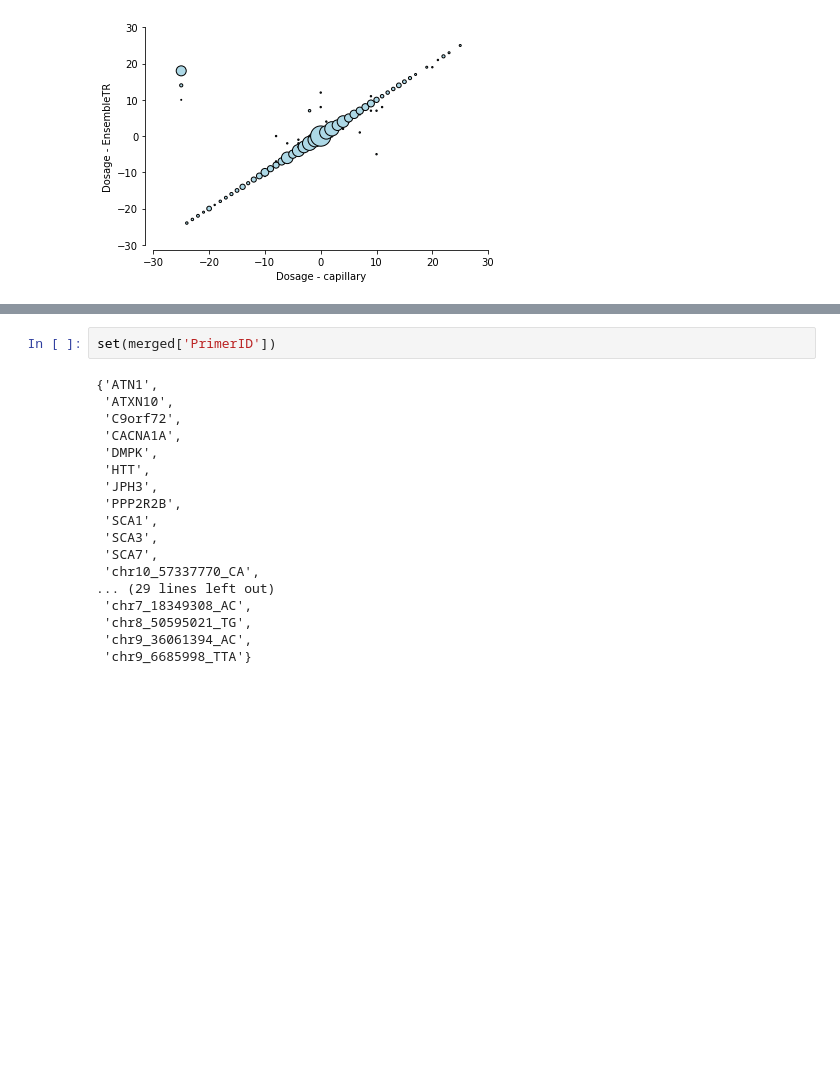
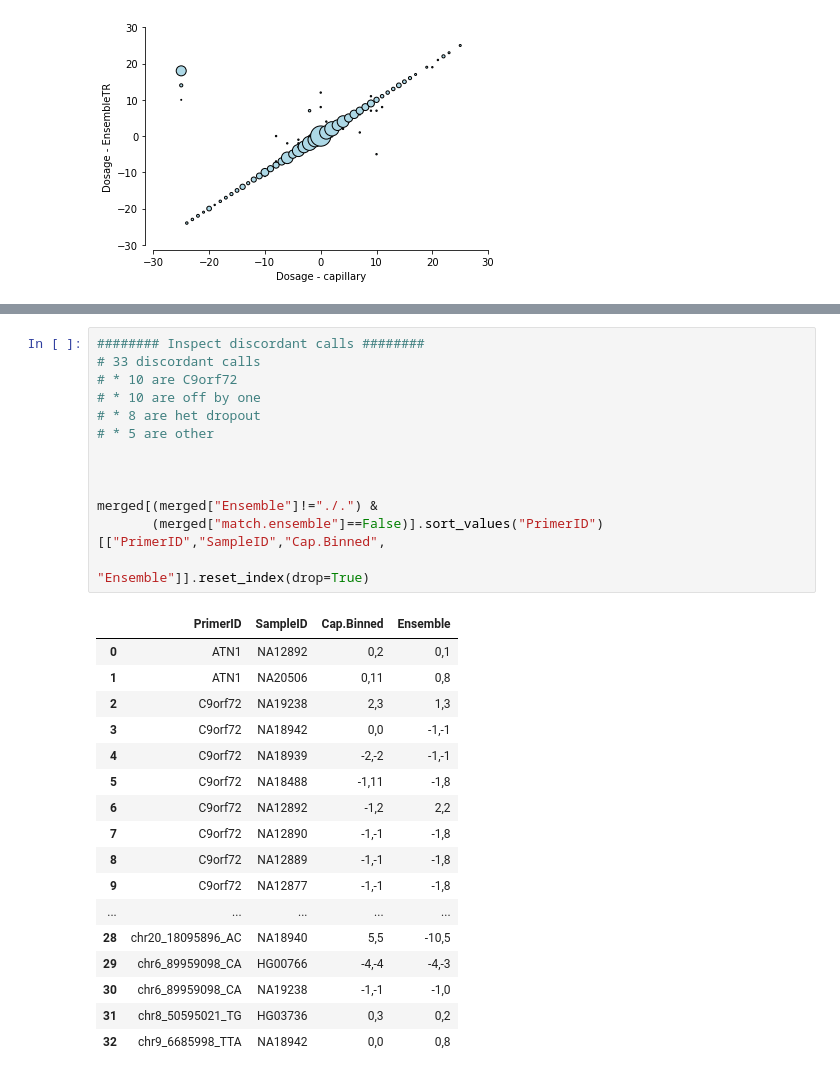
Before and after one commit to gymreklab/1000Genomes-TR-Analysis, a Jupyter notebook: capillary/Capillary-vs-WGS.ipynb, the cells around one changed output, grey strips where cells are left out. Saved outputs shown, nothing was run; the diff lists cells and outputs as text; blank space fills up the shorter version.

```diff
--- a/capillary/Capillary-vs-WGS.ipynb
+++ b/capillary/Capillary-vs-WGS.ipynb
@@ -198,20 +116,31 @@ merged[(merged["Ensemble"]!="./.") & (merged["match.ensemble"]==False)].sort_val
-# %%
-set(merged['PrimerID'])
-# %% [output]
-{'ATN1',
- 'ATXN10',
- 'C9orf72',
- 'CACNA1A',
- 'DMPK',
- 'HTT',
- 'JPH3',
- 'PPP2R2B',
- 'SCA1',
- 'SCA3',
- 'SCA7',
- 'chr10_57337770_CA',
-... (29 lines left out)
- 'chr7_18349308_AC',
- 'chr8_50595021_TG',
- 'chr9_36061394_AC',
- 'chr9_6685998_TTA'}
+# %%
+######## Inspect discordant calls ########
+# 33 discordant calls
+# * 10 are C9orf72
+# * 10 are off by one
+# * 8 are het dropout
+# * 5 are other
+
+
+
+merged[(merged["Ensemble"]!="./.") &
+       (merged["match.ensemble"]==False)].sort_values("PrimerID")[["PrimerID","SampleID","Cap.Binned",
+                                                                   "Ensemble"]].reset_index(drop=True)
+# %% [output]
+|  | PrimerID | SampleID | Cap.Binned | Ensemble |
+| 0 | ATN1 | NA12892 | 0,2 | 0,1 |
+| 1 | ATN1 | NA20506 | 0,11 | 0,8 |
+| 2 | C9orf72 | NA19238 | 2,3 | 1,3 |
+| 3 | C9orf72 | NA18942 | 0,0 | -1,-1 |
+| 4 | C9orf72 | NA18939 | -2,-2 | -1,-1 |
+| 5 | C9orf72 | NA18488 | -1,11 | -1,8 |
+| 6 | C9orf72 | NA12892 | -1,2 | 2,2 |
+| 7 | C9orf72 | NA12890 | -1,-1 | -1,8 |
+| 8 | C9orf72 | NA12889 | -1,-1 | -1,8 |
+| 9 | C9orf72 | NA12877 | -1,-1 | -1,8 |
+| ... | ... | ... | ... | ... |
+| 28 | chr20_18095896_AC | NA18940 | 5,5 | -10,5 |
+| 29 | chr6_89959098_CA | HG00766 | -4,-4 | -4,-3 |
+| 30 | chr6_89959098_CA | NA19238 | -1,-1 | -1,0 |
+| 31 | chr8_50595021_TG | HG03736 | 0,3 | 0,2 |
+| 32 | chr9_6685998_TTA | NA18942 | 0,0 | 0,8 |
```
Also changed, not shown: parts of 4 cells of this notebook.
